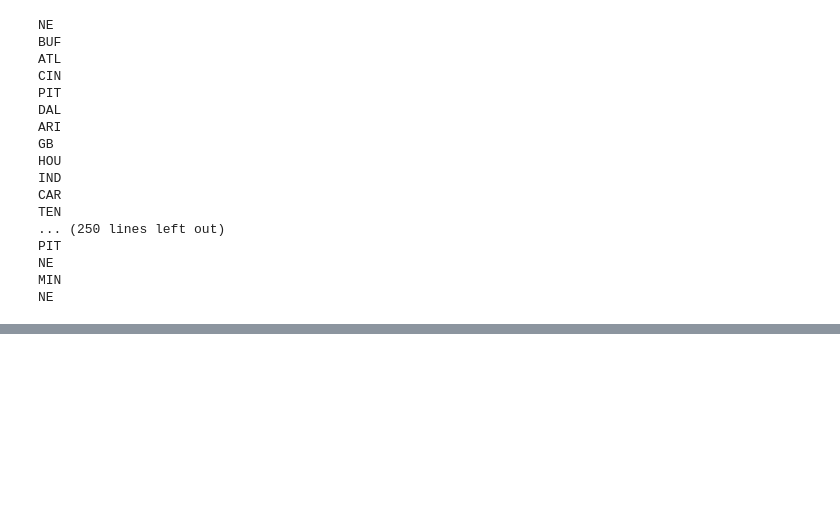
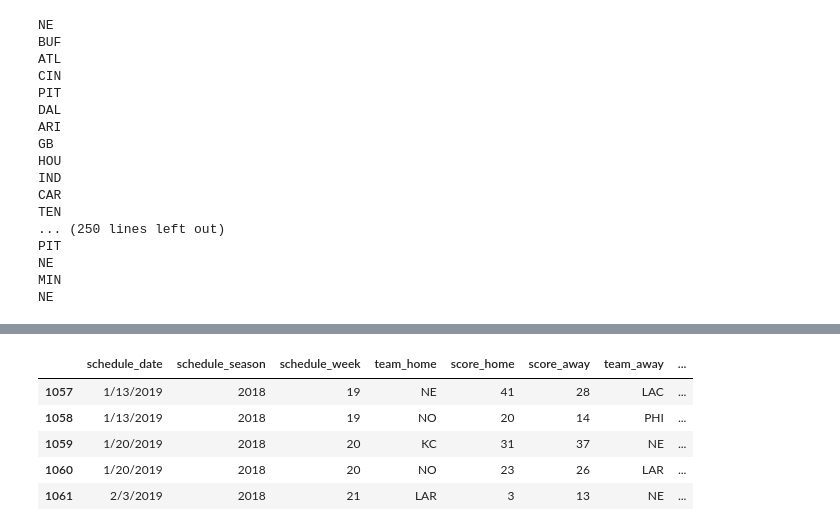
Before and after one commit to kmorehead33/Final_Project, a Jupyter notebook: python/Untitled.ipynb, the cells around one changed output, grey strips where cells are left out. Cells and saved outputs as stored; diff of their text form; code cells hidden in the pictures; blank space fills up the shorter version.

```diff
--- a/python/Untitled.ipynb
+++ b/python/Untitled.ipynb
@@ -366,0 +498,13 @@ season_2016_db['season_total_points_for _underdog'] = dogs_2016
+# %%
+seasons = [season_2015_db, season_2016_db, season_2017_db, season_2018_db]
+# %%
+results_db = pd.concat(seasons, sort = False)
+# %%
+results_db.tail()
+# %% [output]
+|  | schedule_date | schedule_season | schedule_week | team_home | score_home | score_away | team_away | ... |
+| 1057 | 1/13/2019 | 2018 | 19 | NE | 41 | 28 | LAC | ... |
+| 1058 | 1/13/2019 | 2018 | 19 | NO | 20 | 14 | PHI | ... |
+| 1059 | 1/20/2019 | 2018 | 20 | KC | 31 | 37 | NE | ... |
+| 1060 | 1/20/2019 | 2018 | 20 | NO | 23 | 26 | LAR | ... |
+| 1061 | 2/3/2019 | 2018 | 21 | LAR | 3 | 13 | NE | ... |
```
Also changed, not shown: parts of 12 cells of this notebook, 1 other file.
